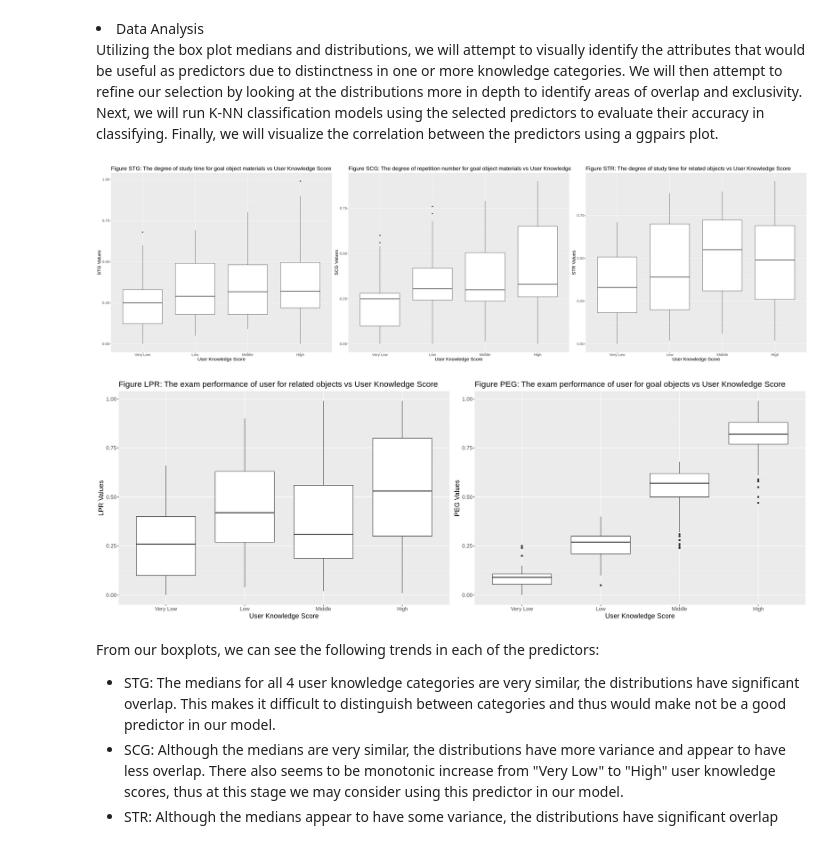
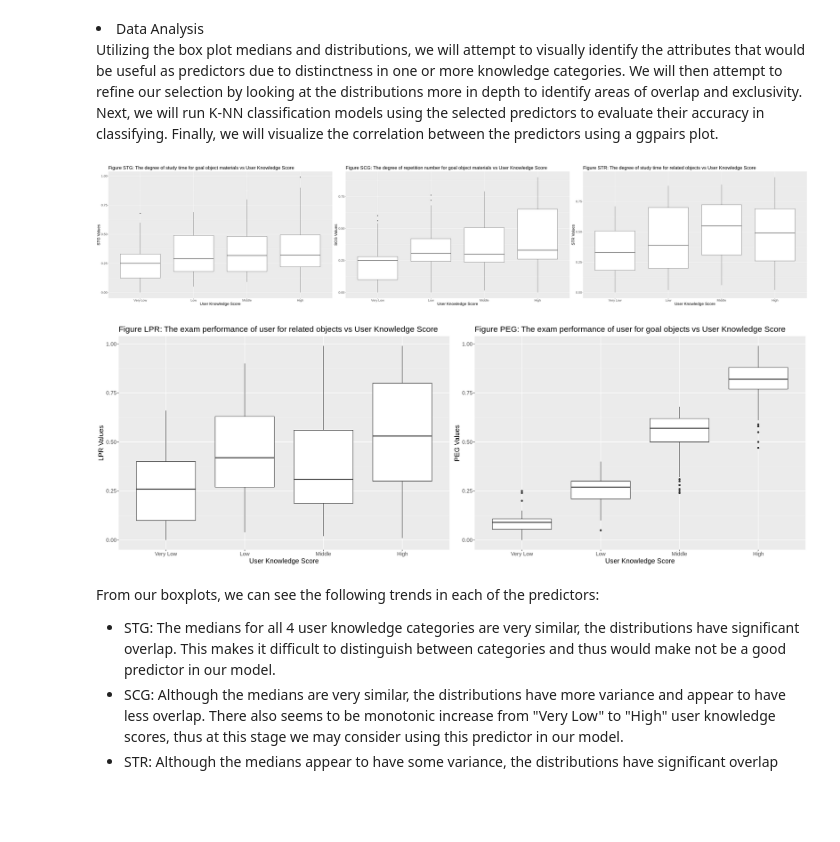
Before and after one commit to moirarenata/Analysis-of-Attributes-Relating-to-User-Knowledge-Levels-Pertaining-to-DC-Machines-in-a-Given-Datase, a Jupyter notebook: User Knowledge Score Classifier Project.ipynb, the cells around one changed output. Drawn from its saved outputs; the diff is of its cells as text; code cells hidden in the pictures; blank space fills up the shorter version.

```diff
--- a/User Knowledge Score Classifier Project.ipynb
+++ b/User Knowledge Score Classifier Project.ipynb
@@ -84,17 +89,17 @@ The following object is masked from ‘package:dplyr’:
 #read csv file from directly from GitHub URL and combine into one dataframe
 github_data_1 <- read_csv("https://raw.githubusercontent.com/riguy98/DSCI100_Group_Project/main/data/Sheet_2_Data_User_Modeling_Dataset.csv")
 github_data_2 <- read_csv("https://raw.githubusercontent.com/riguy98/DSCI100_Group_Project/main/data/Sheet_3_Data_User_Modeling_Dataset.csv")
-github_data_bind <- rbind(github_data_1, github_data_2)
-github_data_bind$UNS <- as.character(github_data_bind$UNS)
-github_data_bind$UNS[github_data_bind$UNS == "very_low"] <- "Very Low"
+user_knowledge_data <- rbind(github_data_1, github_data_2)
+user_knowledge_data$UNS <- as.character(user_knowledge_data$UNS)
+user_knowledge_data$UNS[user_knowledge_data$UNS == "very_low"] <- "Very Low"
 
 #read in excel file from local computer and combine 2 sheets
-user_knowledge_data1 <- read_excel("data/Data_User_Modeling_Dataset.xls", sheet = 2)
-user_knowledge_data2 <- read_excel("data/Data_User_Modeling_Dataset.xls", sheet = 3)
-user_knowledge_data1$UNS <- as.character(user_knowledge_data1$UNS)
-user_knowledge_data1$UNS[user_knowledge_data1$UNS == "very_low"] <- "Very Low"
+#user_knowledge_data1 <- read_excel("data/Data_User_Modeling_Dataset.xls", sheet = 2)
+#user_knowledge_data2 <- read_excel("data/Data_User_Modeling_Dataset.xls", sheet = 3)
+#user_knowledge_data1$UNS <- as.character(user_knowledge_data1$UNS)
+#user_knowledge_data1$UNS[user_knowledge_data1$UNS == "very_low"] <- "Very Low"
 
-user_knowledge_data <- rbind (user_knowledge_data1,user_knowledge_data2)
+#user_knowledge_data <- rbind (user_knowledge_data1,user_knowledge_data2)
 
 user_knowledge_data <- user_knowledge_data %>%
         mutate(UNS = as_factor(UNS))
@@ -238,49 +243,49 @@ select(LPR, UNS)
 user_knowledge_data_PEG <- knowledge_data_training %>%
 select(PEG, UNS)
 
-options(repr.plot.height = 7, repr.plot.width = 12)
+options(repr.plot.height = 7, repr.plot.width = 15)
 
 user_knowledge_data_STG$UNS <- factor(user_knowledge_data_STG$UNS, levels = c("Very Low", "Low", "Middle", "High"))
 STG_box_plot <- ggplot(user_knowledge_data_STG, aes(x = UNS, y = STG)) +
                           geom_boxplot() +
                           labs(x = "User Knowledge Score", y = "STG Values",
                                title= "Figure STG: The degree of study time for goal object materials vs User Knowledge Score") +
-                          theme(text = element_text(size = 17))
+                          theme(text = element_text(size = 20))
 
 user_knowledge_data_SCG$UNS <- factor(user_knowledge_data_SCG$UNS, levels = c("Very Low", "Low", "Middle", "High"))
 SCG_box_plot <- ggplot(user_knowledge_data_SCG, aes(x = UNS, y = SCG)) +
                           geom_boxplot() +
                           labs(x = "User Knowledge Score", y = "SCG Values",
                                title= "Figure SCG: The degree of repetition number for goal object materials vs User Knowledge Score") +
-                          theme(text = element_text(size = 17))
+                          theme(text = element_text(size = 20))
 
 user_knowledge_data_STR$UNS <- factor(user_knowledge_data_STR$UNS, levels = c("Very Low", "Low", "Middle", "High"))
 STR_box_plot <- ggplot(user_knowledge_data_STR, aes(x = UNS, y = STR)) +
                           geom_boxplot() +
                           labs(x = "User Knowledge Score", y = "STR Values",
                                title= "Figure STR: The degree of study time for related objects vs User Knowledge Score") +
-                          theme(text = element_text(size = 17))
+                          theme(text = element_text(size = 20))
 
 user_knowledge_data_LPR$UNS <- factor(user_knowledge_data_LPR$UNS, levels = c("Very Low", "Low", "Middle", "High"))
 LPR_box_plot <- ggplot(user_knowledge_data_LPR, aes(x = UNS, y = LPR)) +
                           geom_boxplot() +
                           labs(x = "User Knowledge Score", y = "LPR Values",
                                title= "Figure LPR: The exam performance of user for related objects vs User Knowledge Score") +
                           theme(text = element_text(size = 15))
 
 user_knowledge_data_PEG$UNS <- factor(user_knowledge_data_PEG$UNS, levels = c("Very Low", "Low", "Middle", "High"))
 PEG_box_plot <- ggplot(user_knowledge_data_PEG, aes(x = UNS, y = PEG)) +
                           geom_boxplot() +
                           labs(x = "User Knowledge Score", y = "PEG Values",
                                title= "Figure PEG: The exam performance of user for goal objects vs User Knowledge Score") +
                           theme(text = element_text(size = 15))
 
-options(repr.plot.height = 10, repr.plot.width = 36)
+options(repr.plot.height = 10, repr.plot.width = 50)
 grid.arrange(STG_box_plot, SCG_box_plot, STR_box_plot, ncol=3)
 options(repr.plot.height = 7.5, repr.plot.width = 22)
 grid.arrange(LPR_box_plot, PEG_box_plot, ncol=2)
 # %% [output]
-[figure, old version]
+[figure, new version]
 [figure]
 # %% [markdown]
 From our boxplots, we can see the following trends in each of the predictors:
```
Also changed, not shown: parts of 7 cells of this notebook.
